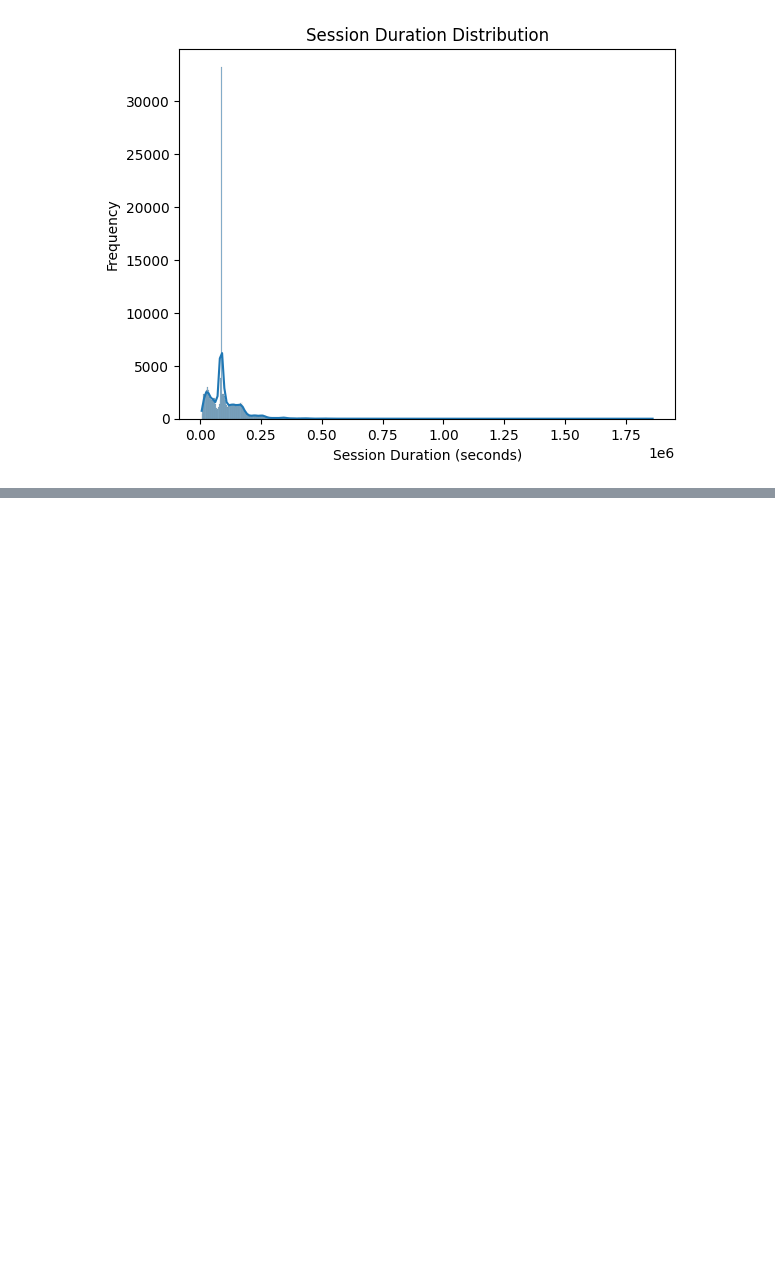
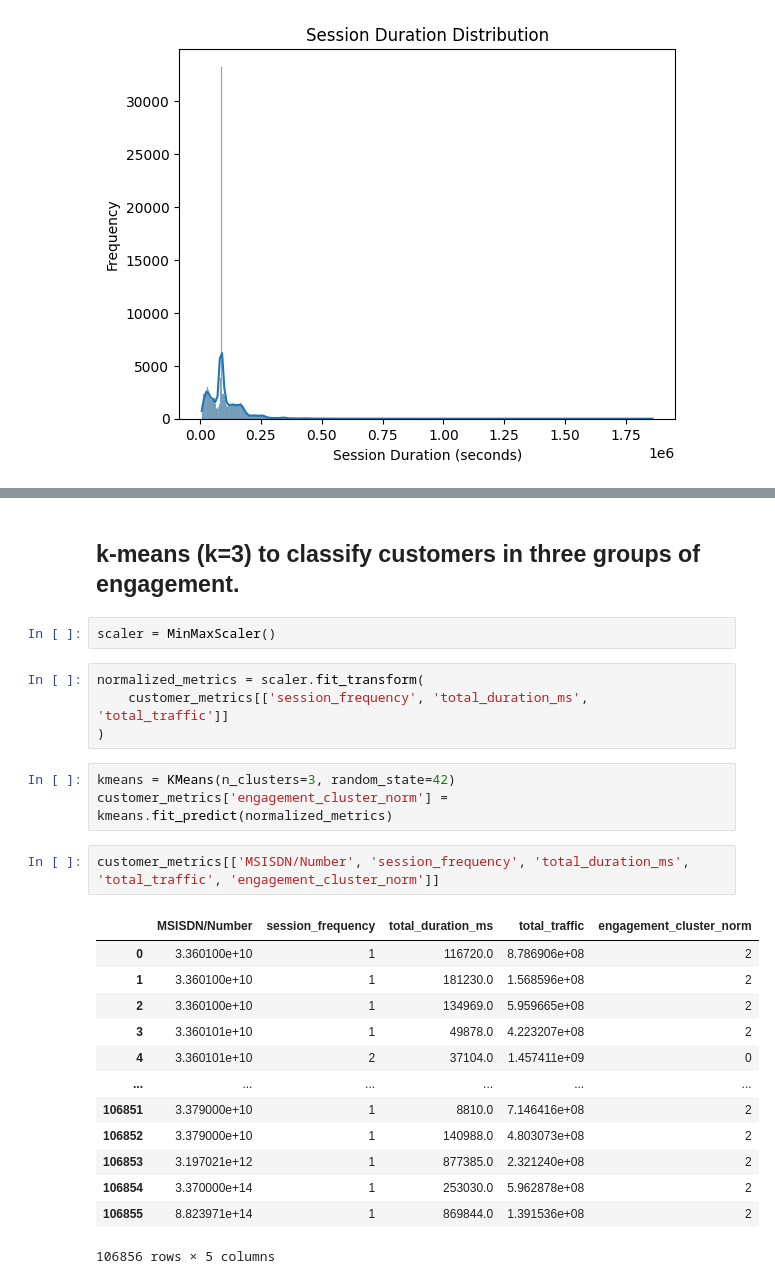
Before and after one commit to wendirad/weekTwo, a Jupyter notebook: notebooks/task_2.ipynb, the cells around one changed output, grey strips where cells are left out. Drawn from its saved outputs; the diff is of its cells as text; blank space fills up the shorter version.

```diff
--- a/notebooks/task_2.ipynb
+++ b/notebooks/task_2.ipynb
@@ -79,0 +125,27 @@ plt.show()
+# %% [markdown]
+## k-means (k=3) to classify customers in three groups of engagement.
+# %%
+scaler = MinMaxScaler()
+# %%
+normalized_metrics = scaler.fit_transform(
+    customer_metrics[['session_frequency', 'total_duration_ms', 'total_traffic']]
+)
+# %%
+kmeans = KMeans(n_clusters=3, random_state=42)
+customer_metrics['engagement_cluster_norm'] = kmeans.fit_predict(normalized_metrics)
+# %%
+customer_metrics[['MSISDN/Number', 'session_frequency', 'total_duration_ms', 'total_traffic', 'engagement_cluster_norm']]
+# %% [output]
+|  | MSISDN/Number | session_frequency | total_duration_ms | total_traffic | engagement_cluster_norm |
+| 0 | 3.360100e+10 | 1 | 116720.0 | 8.786906e+08 | 2 |
+| 1 | 3.360100e+10 | 1 | 181230.0 | 1.568596e+08 | 2 |
+| 2 | 3.360100e+10 | 1 | 134969.0 | 5.959665e+08 | 2 |
+| 3 | 3.360101e+10 | 1 | 49878.0 | 4.223207e+08 | 2 |
+| 4 | 3.360101e+10 | 2 | 37104.0 | 1.457411e+09 | 0 |
+| ... | ... | ... | ... | ... | ... |
+| 106851 | 3.379000e+10 | 1 | 8810.0 | 7.146416e+08 | 2 |
+| 106852 | 3.379000e+10 | 1 | 140988.0 | 4.803073e+08 | 2 |
+| 106853 | 3.197021e+12 | 1 | 877385.0 | 2.321240e+08 | 2 |
+| 106854 | 3.370000e+14 | 1 | 253030.0 | 5.962878e+08 | 2 |
+| 106855 | 8.823971e+14 | 1 | 869844.0 | 1.391536e+08 | 2 |
+106856 rows × 5 columns
```
Also changed, not shown: parts of 9 cells of this notebook.
